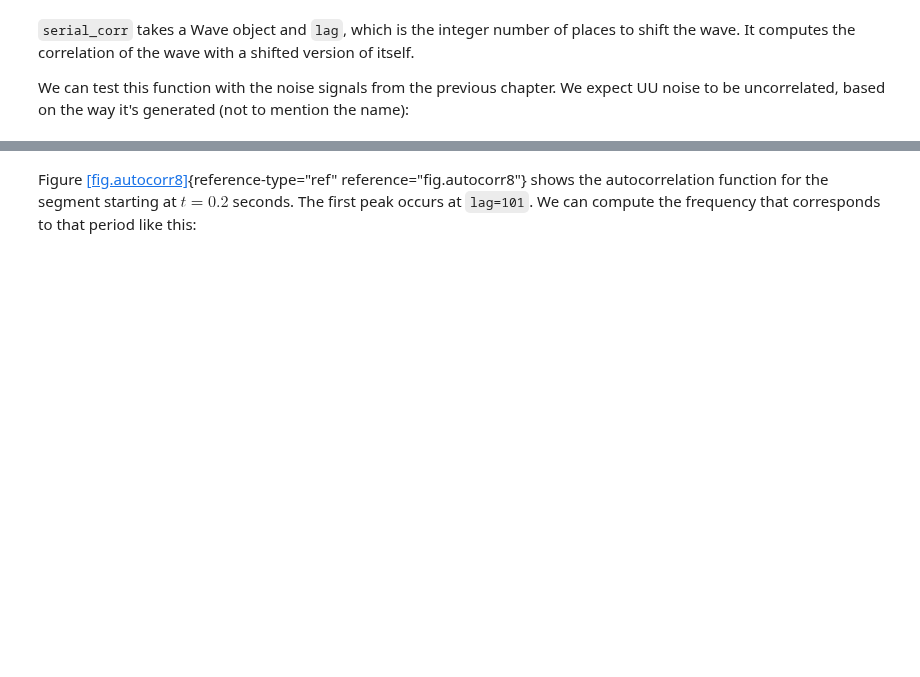
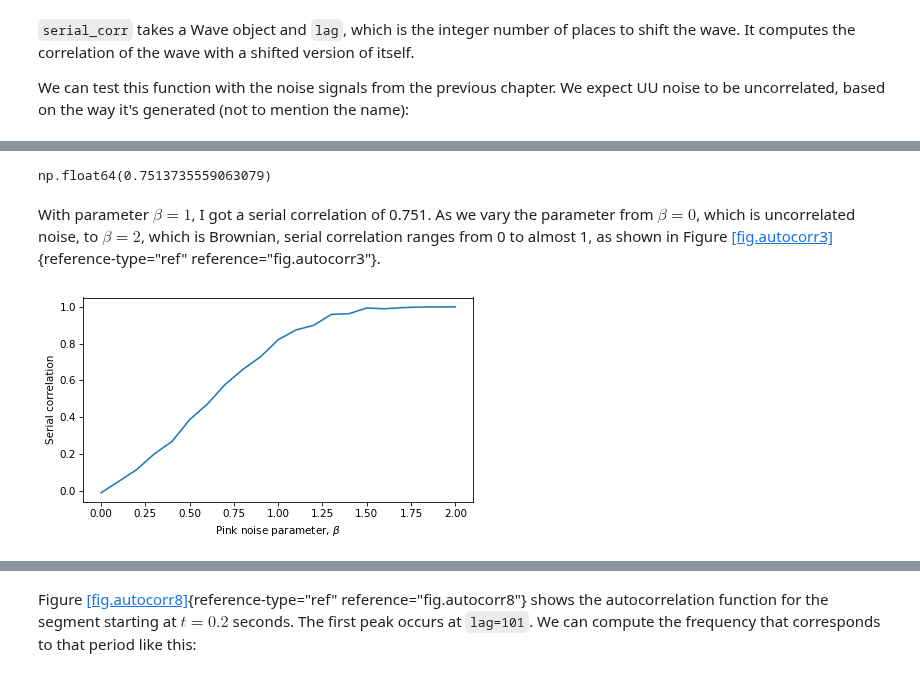
Before and after one commit to AllenDowney/ThinkDSP, a Jupyter notebook: soln/chap05.ipynb, the cells around one changed output, grey strips where cells are left out. Cells and saved outputs as stored; diff of their text form; code cells hidden in the pictures; blank space fills up the shorter version.

```diff
--- a/soln/chap05.ipynb
+++ b/soln/chap05.ipynb
@@ -111,7 +114,7 @@ def serial_corr(wave, lag=1):
     n = len(wave)
     y1 = wave.ys[lag:]
     y2 = wave.ys[:n-lag]
-    corr = np.corrcoef(y1, y2, ddof=0)[0, 1]
+    corr = np.corrcoef(y1, y2)[0, 1]
     return corr
 # %% [markdown]
 `serial_corr` takes a Wave object and `lag`, which is the integer number of places to shift the wave.
@@ -142,4 +149,25 @@ Since pink noise is in some sense between Brownian noise and UU noise, we might
 signal = thinkdsp.PinkNoise(beta=1)
 wave = signal.make_wave(duration=0.5, framerate=11025)
 serial_corr(wave)
+# %% [output]
+np.float64(0.7513735559063079)
+# %% [markdown]
+With parameter $\beta=1$, I got a serial correlation of 0.751.
+As we vary the parameter from $\beta=0$, which is uncorrelated noise, to $\beta=2$, which is Brownian, serial correlation ranges from 0 to almost 1, as shown in Figure [\[fig.autocorr3\]](#fig.autocorr3){reference-type="ref" reference="fig.autocorr3"}.
+# %%
+np.random.seed(19)
+
+betas = np.linspace(0, 2, 21)
+corrs = []
+
+for beta in betas:
+    signal = thinkdsp.PinkNoise(beta=beta)
+    wave = signal.make_wave(duration=1.0, framerate=11025)
+    corr = serial_corr(wave)
+    corrs.append(corr)
+
+plt.plot(betas, corrs)
+decorate(xlabel=r'Pink noise parameter, $\beta$', ylabel='Serial correlation')
+# %% [output]
+[figure, added]
 # %% [markdown]
```
Also changed, not shown: parts of 56 cells of this notebook, 1 other file.
